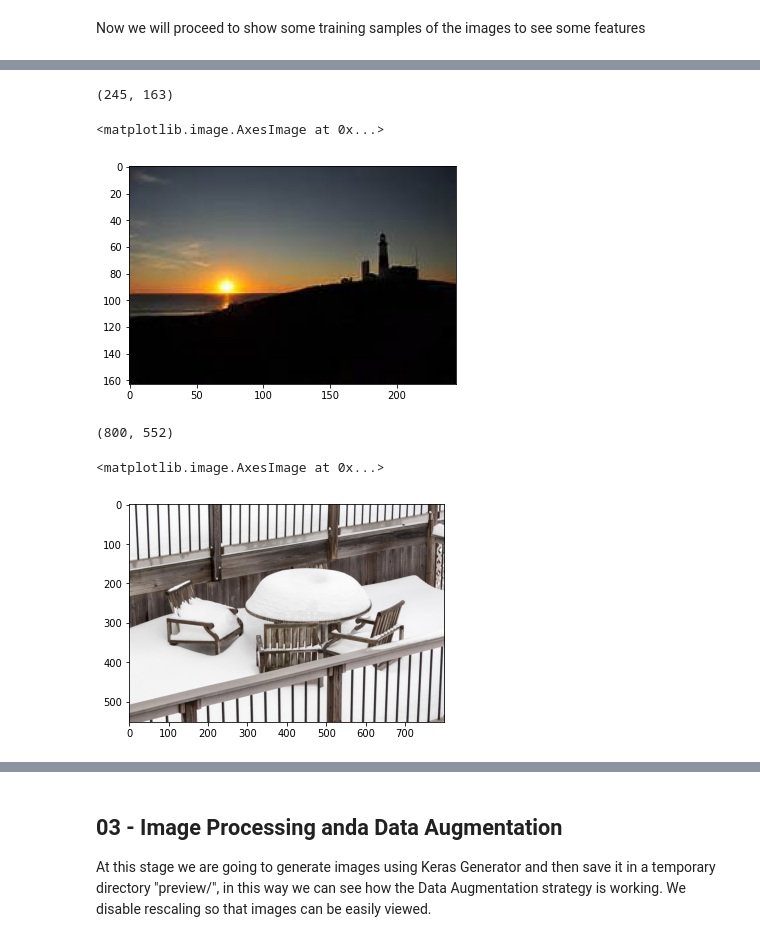
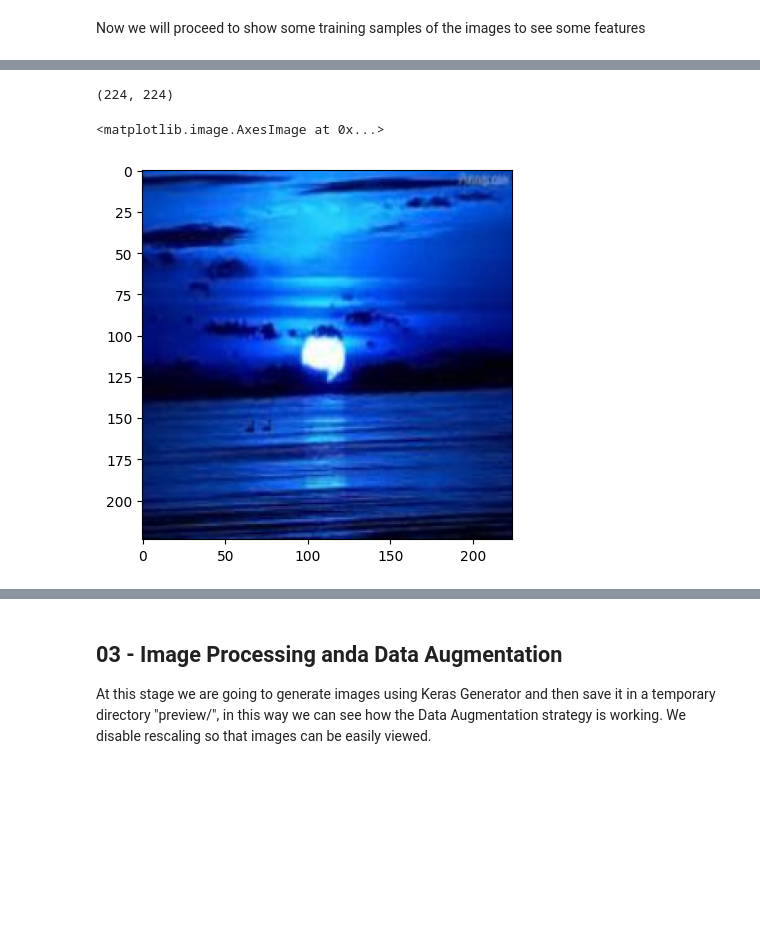
Before and after one commit to shivRVS/classifyImg, a Jupyter notebook: WeatherClassification.ipynb, the cells around one changed output, grey strips where cells are left out. Saved outputs shown, nothing was run; the diff lists cells and outputs as text; code cells hidden in the pictures; blank space fills up the shorter version.

```diff
--- a/WeatherClassification.ipynb
+++ b/WeatherClassification.ipynb
@@ -196,18 +188,9 @@ plt.imshow(img)
 # %%
 #sunrise
-img = Image.open("drive/MyDrive/dataset/validation/sunrise/sunrise048.jpg")
+img = Image.open("dataset/validation/sunrise/sunrise_225.jpeg")
 print(img.size)
 plt.imshow(img)
 # %% [output]
-(245, 163)
+(224, 224)
 <matplotlib.image.AxesImage at 0x...>
-[figure, old version]
+[figure, new version]
-# %%
-#snow
-img = Image.open("drive/MyDrive/dataset/validation/snow/snow102.jpg")
-print(img.size)
-plt.imshow(img)
-# %% [output]
-(800, 552)
-<matplotlib.image.AxesImage at 0x...>
-[figure, removed]
```
Also changed, not shown: parts of 37 cells of this notebook.
